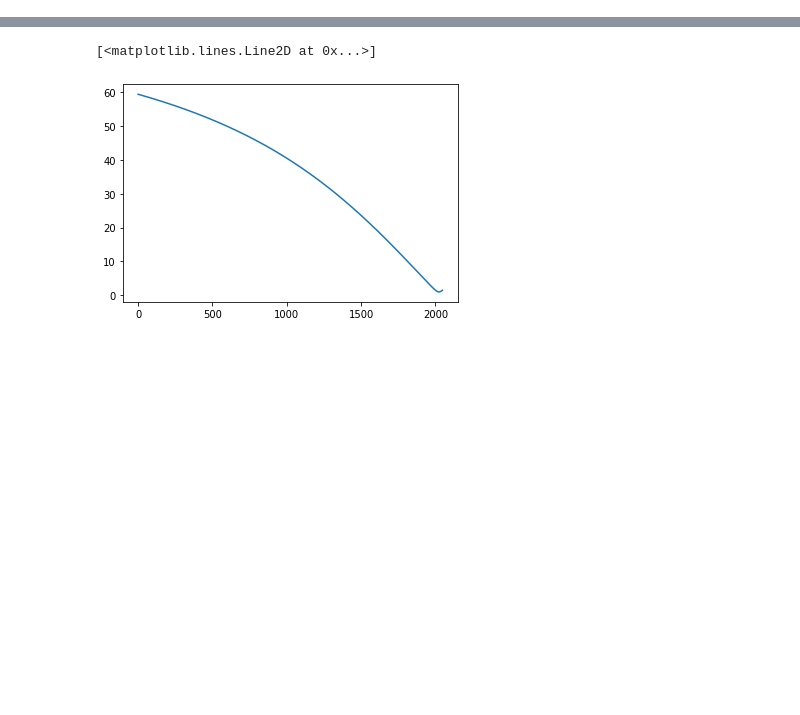
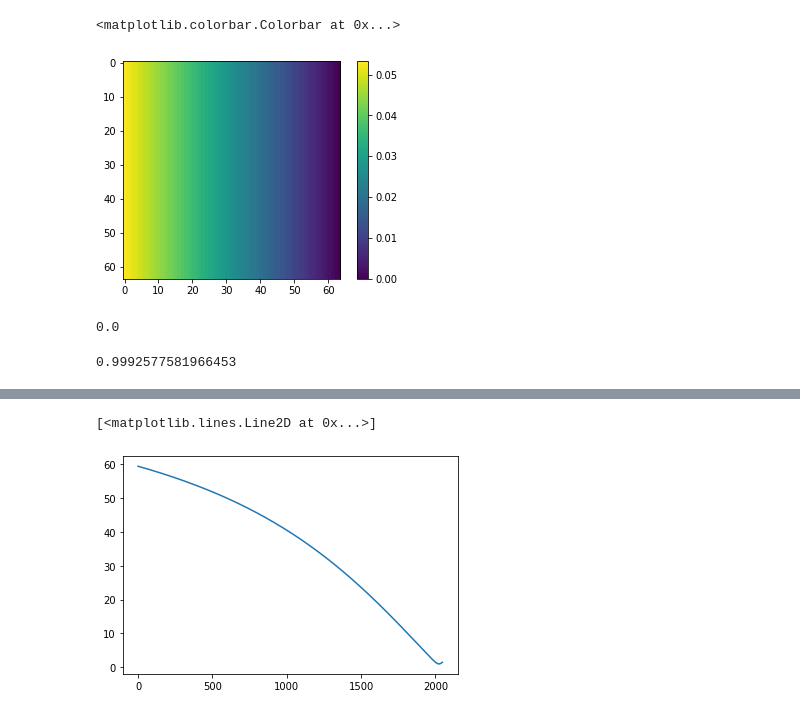
Before and after one commit to d8xa/XRD-TAF, a Jupyter notebook: Prototype 3D.ipynb, the cells around one changed output, grey strips where cells are left out. Cells and saved outputs as stored; diff of their text form; code cells hidden in the pictures; blank space fills up the shorter version.

```diff
--- a/Prototype 3D.ipynb
+++ b/Prototype 3D.ipynb
@@ -413,0 +350,14 @@ det = Detector(**config["det"])
+# %%
+im = plt.imshow(np.apply_along_axis(np.arccos, 1, det.distance/det.trig[:,:,1]))
+plt.colorbar(im)
+# %% [output]
+<matplotlib.colorbar.Colorbar at 0x...>
+[figure, added]
+# %%
+np.apply_along_axis(np.arccos, 1, det.distance/det.trig[:,:,1]).min()
+# %% [output]
+0.0
+# %%
+det.distance/det.trig[:,:,1].max()
+# %% [output]
+0.9992577581966453
```
Also changed, not shown: parts of 18 cells of this notebook.
